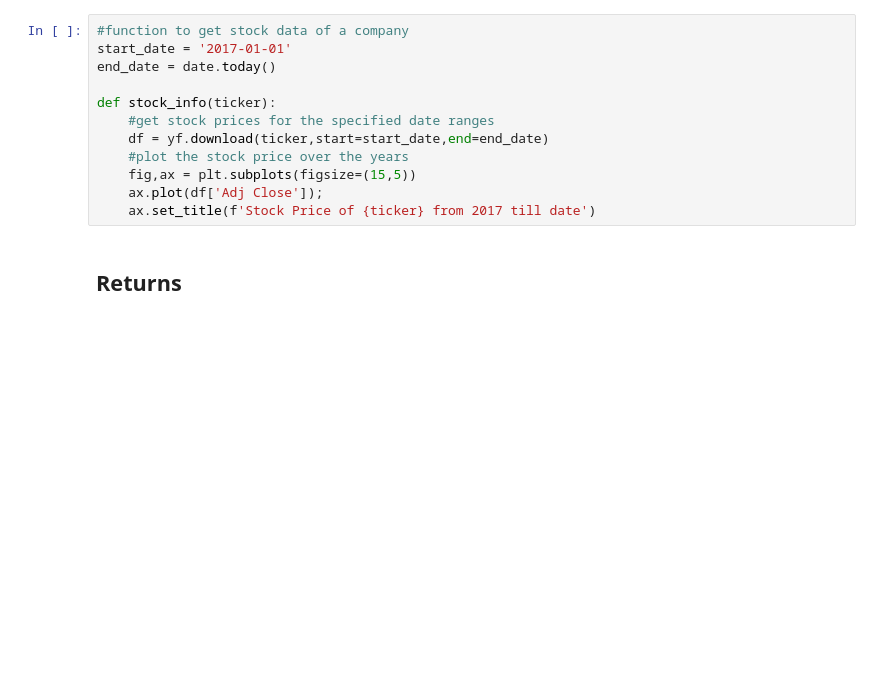
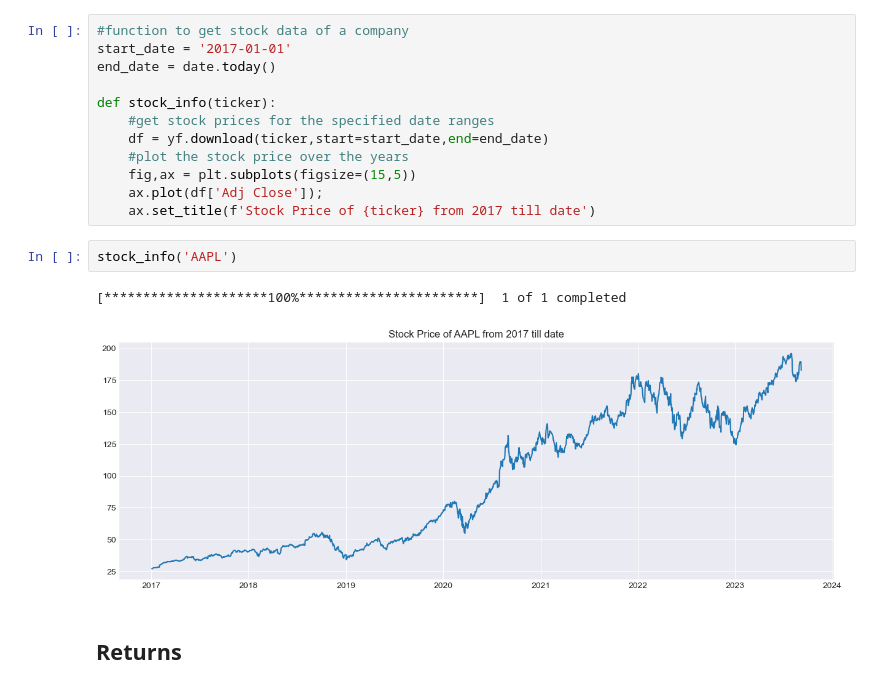
Before and after one commit to rahulakrish/portfolio_builder, a Jupyter notebook: code/notebook.ipynb, the cells around one changed output. Cells and saved outputs as stored; diff of their text form; blank space fills up the shorter version.

```diff
--- a/code/notebook.ipynb
+++ b/code/notebook.ipynb
@@ -66,6 +67,11 @@ def stock_info(ticker):
     fig,ax = plt.subplots(figsize=(15,5))
     ax.plot(df['Adj Close']);
     ax.set_title(f'Stock Price of {ticker} from 2017 till date')
+# %%
+stock_info('AAPL')
+# %% [output]
+[*********************100%***********************]  1 of 1 completed
+[figure, added]
 # %% [markdown]
 ## Returns
 # %% [markdown]
```
Also changed, not shown: parts of 37 cells of this notebook.
